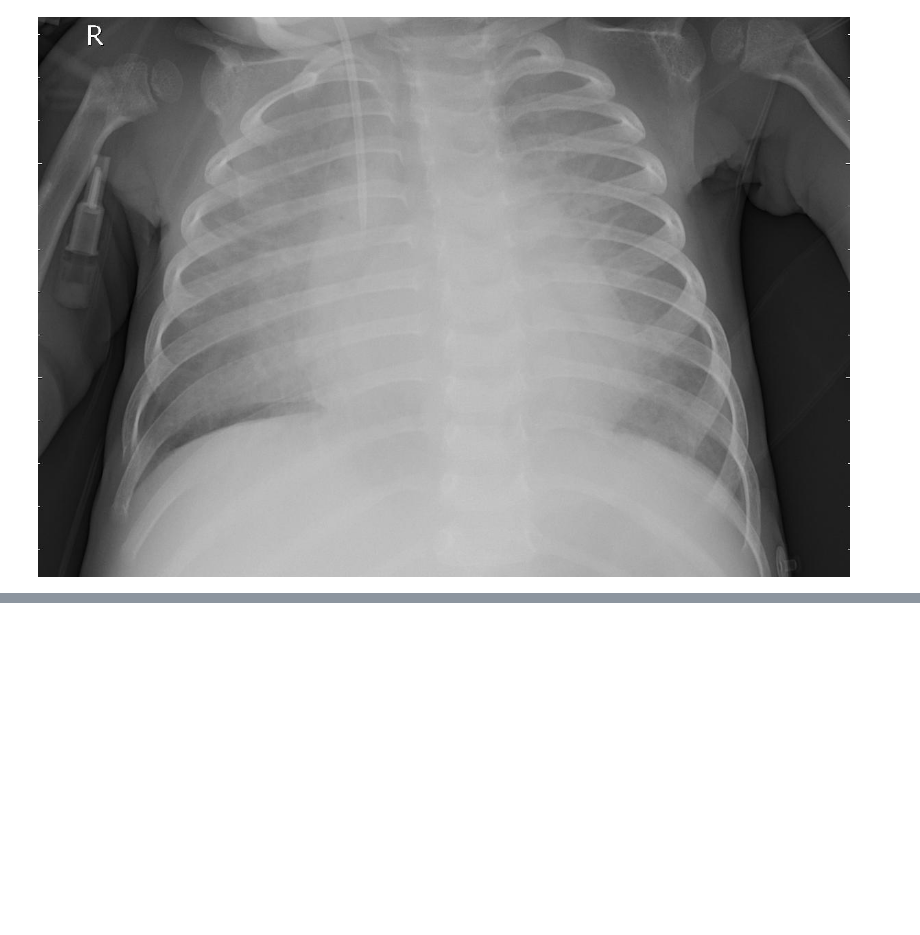
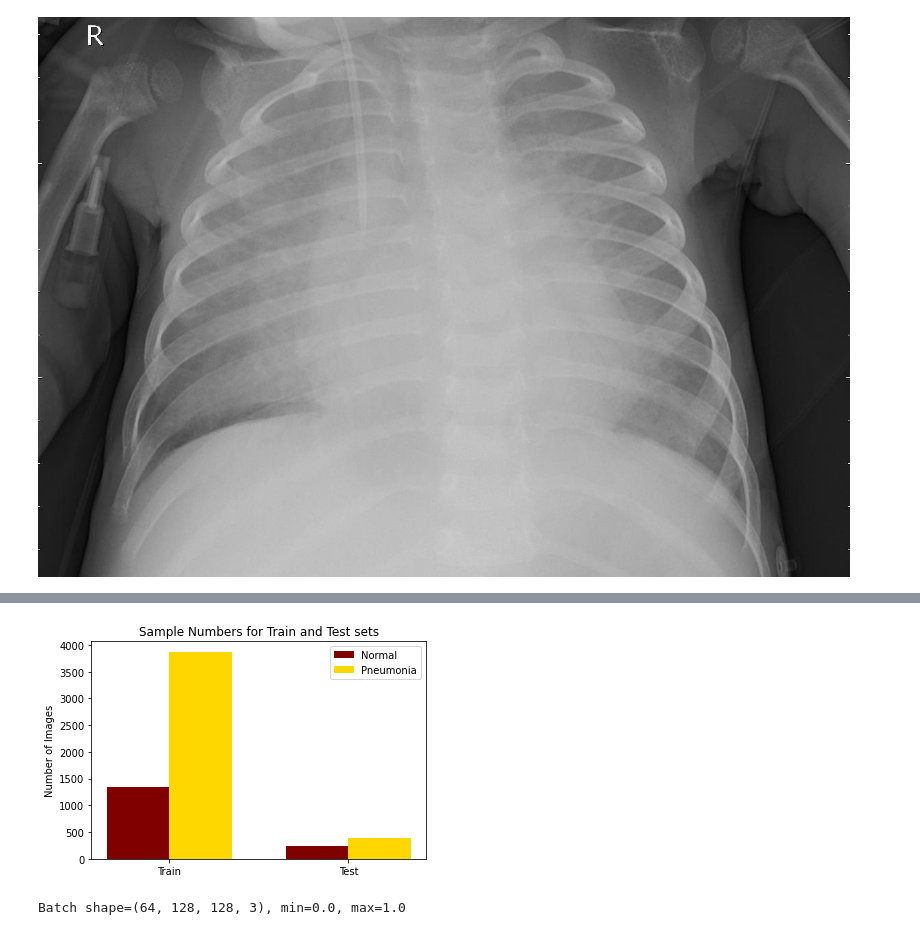
Before and after one commit to clreiner/Pneumonia_classification, a Jupyter notebook: Pneumonia_xrays.ipynb, the cells around one changed output, grey strips where cells are left out. Drawn from its saved outputs; the diff is of its cells as text; code cells hidden in the pictures; blank space fills up the shorter version.

```diff
--- a/Pneumonia_xrays.ipynb
+++ b/Pneumonia_xrays.ipynb
@@ -105,0 +233,32 @@ tf.test.gpu_device_name()
+# %%
+# Look at sample balance/imbalance
+pneumonia = 'PNEUMONIA'
+normal = 'NORMAL'
+
+# Determine the length of the directories holding the normal and pneumonia train and test images
+train_norm = len(os.listdir(os.path.join(train_path, normal)))
+train_pneu = len(os.listdir(os.path.join(train_path, pneumonia)))
+test_norm = len(os.listdir(os.path.join(test_path, normal)))
+test_pneu = len(os.listdir(os.path.join(test_path, pneumonia)))
+
+
+# Plot the number of images in each directory
+x_labels = ['Train', 'Test']
+norm_imgs = [train_norm, test_norm]
+pneu_imgs = [train_pneu, test_pneu]
+
+fig, ax = plt.subplots()
+x = np.arange(len(x_labels))
+ax.bar(x-.35/2, norm_imgs, width=0.35, label="Normal", color='maroon')
+ax.bar(x+0.35/2, pneu_imgs, width=0.35, label="Pneumonia", color='gold')
+
+ax.set_ylabel('Number of Images')
+ax.set_title('Sample Numbers for Train and Test sets')
+ax.legend()
+ax.set_xticks(x)
+ax.set_xticklabels(x_labels)
+
+#plt.savefig('data-imbalance-bargraph.png')
+#files.download('data-imbalance-bargraph.png')
+plt.show()
+# %% [output]
@@ -105,0 +267,6 @@ tf.test.gpu_device_name()
+[figure, added]
+# %%
+batchX, batchy = train_set.next()
+print(f'Batch shape={batchX.shape}, min={batchX.min()}, max={batchX.max()}')
+# %% [output]
+Batch shape=(64, 128, 128, 3), min=0.0, max=1.0
```
Also changed, not shown: parts of 76 cells of this notebook.
